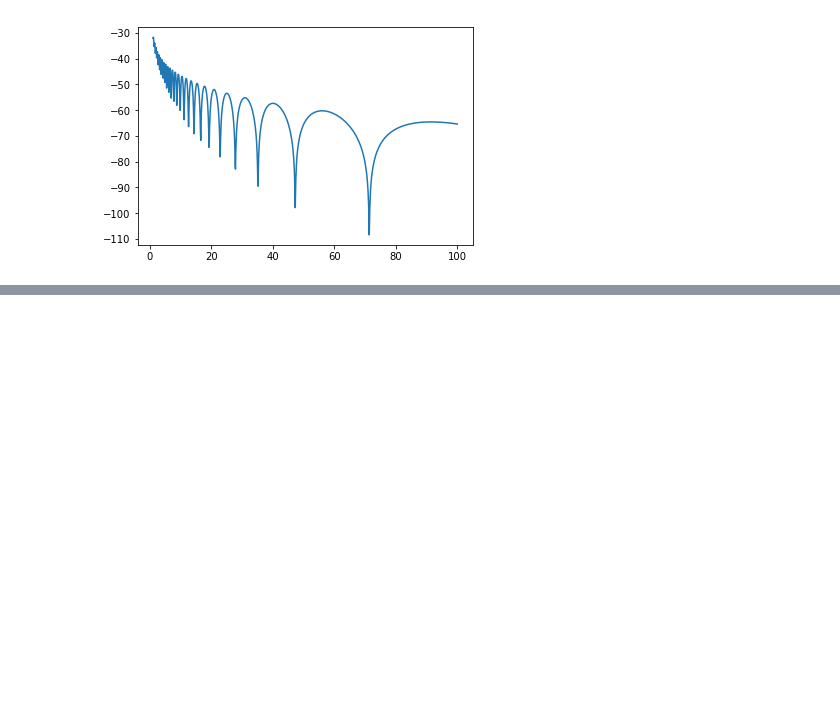
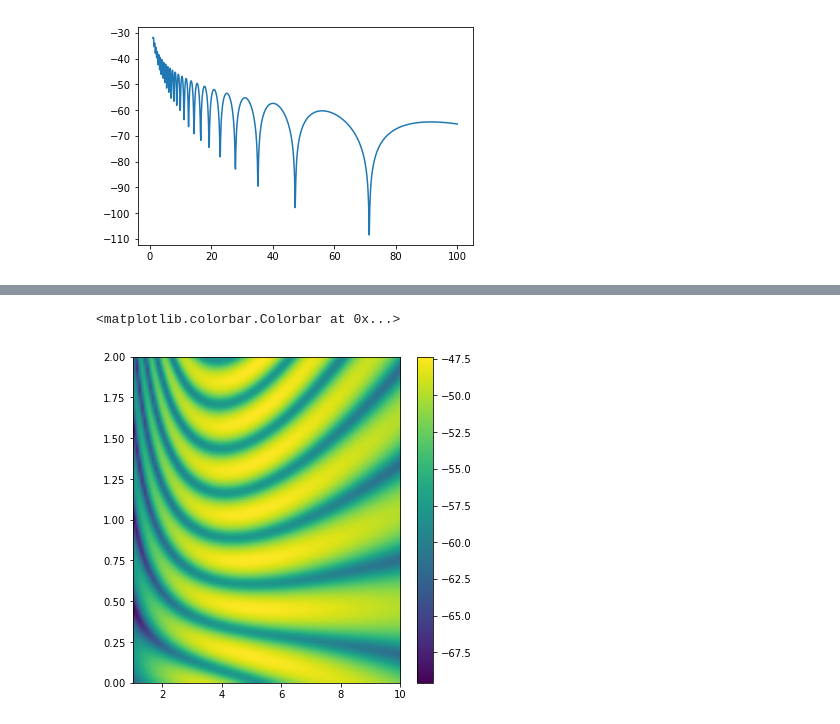
Before and after one commit to severmore/pyradiotracer, a Jupyter notebook: radio_tracer.ipynb, the cells around one changed output, grey strips where cells are left out. Cells and saved outputs as stored; diff of their text form; code cells hidden in the pictures; blank space fills up the shorter version.

```diff
--- a/radio_tracer.ipynb
+++ b/radio_tracer.ipynb
@@ -502,0 +679,11 @@ plt.show()
+# %%
+distance = np.linspace(1, 10., 100)
+time     = np.linspace(0, 2, 100)
+pathloss = KRayWrapperTest(860e6, 60/3.6, 1.).run(distance, time)
+
+plt.figure(figsize=(6,6))
+plt.imshow(P, aspect='auto', interpolation='gaussian', origin='lower', extent=[1, 10, 0, 2])
+plt.colorbar()
+# %% [output]
+<matplotlib.colorbar.Colorbar at 0x...>
+[figure, added]
```
Also changed, not shown: parts of 11 cells of this notebook.
